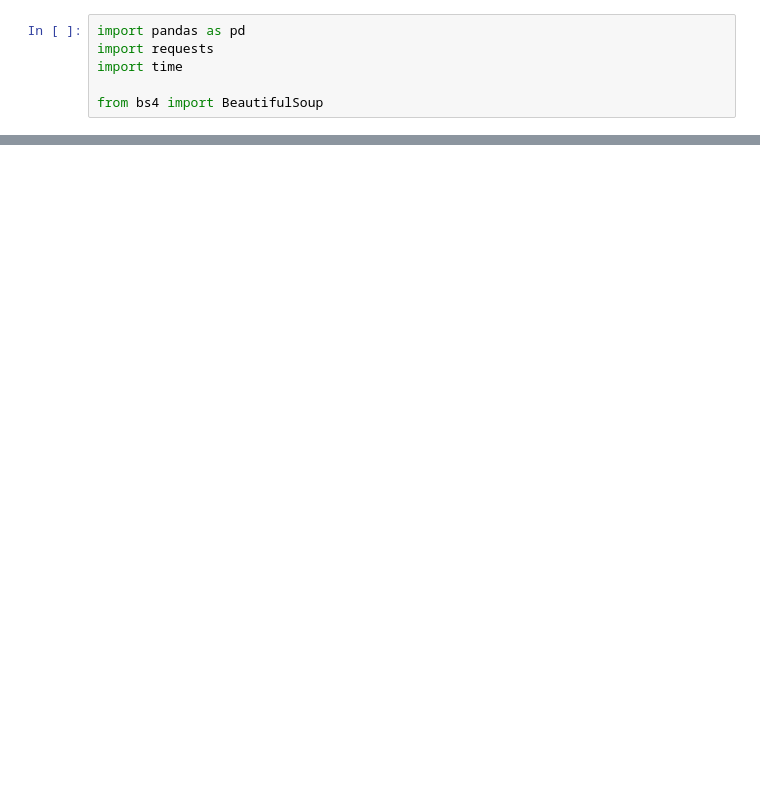
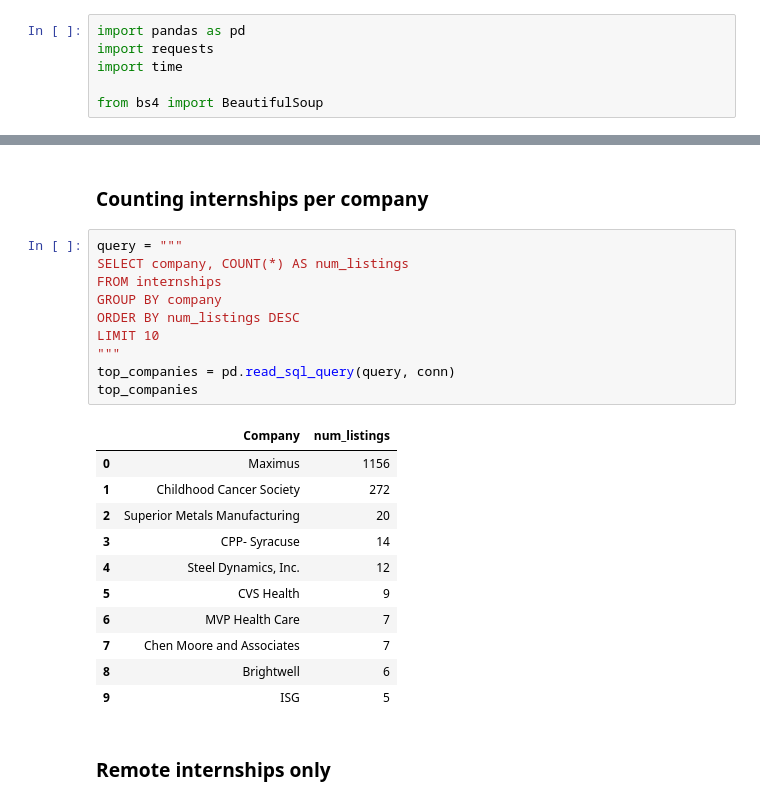
Before and after one commit to imemilyhuang/cse314a-final-project, a Jupyter notebook: ScrapeJobs.ipynb, the cells around one changed output, grey strips where cells are left out. Saved outputs shown, nothing was run; the diff lists cells and outputs as text; blank space fills up the shorter version.

```diff
--- a/ScrapeJobs.ipynb
+++ b/ScrapeJobs.ipynb
@@ -92,0 +164,26 @@ else:
+# %% [markdown]
+### Counting internships per company
+# %%
+query = """
+SELECT company, COUNT(*) AS num_listings
+FROM internships
+GROUP BY company
+ORDER BY num_listings DESC
+LIMIT 10
+"""
+top_companies = pd.read_sql_query(query, conn)
+top_companies
+# %% [output]
+|  | Company | num_listings |
+| 0 | Maximus | 1156 |
+| 1 | Childhood Cancer Society | 272 |
+| 2 | Superior Metals Manufacturing | 20 |
+| 3 | CPP- Syracuse | 14 |
+| 4 | Steel Dynamics, Inc. | 12 |
+| 5 | CVS Health | 9 |
+| 6 | MVP Health Care | 7 |
+| 7 | Chen Moore and Associates | 7 |
+| 8 | Brightwell | 6 |
+| 9 | ISG | 5 |
+# %% [markdown]
+### Remote internships only
```
Also changed, not shown: parts of 18 cells of this notebook, 3 other files.
